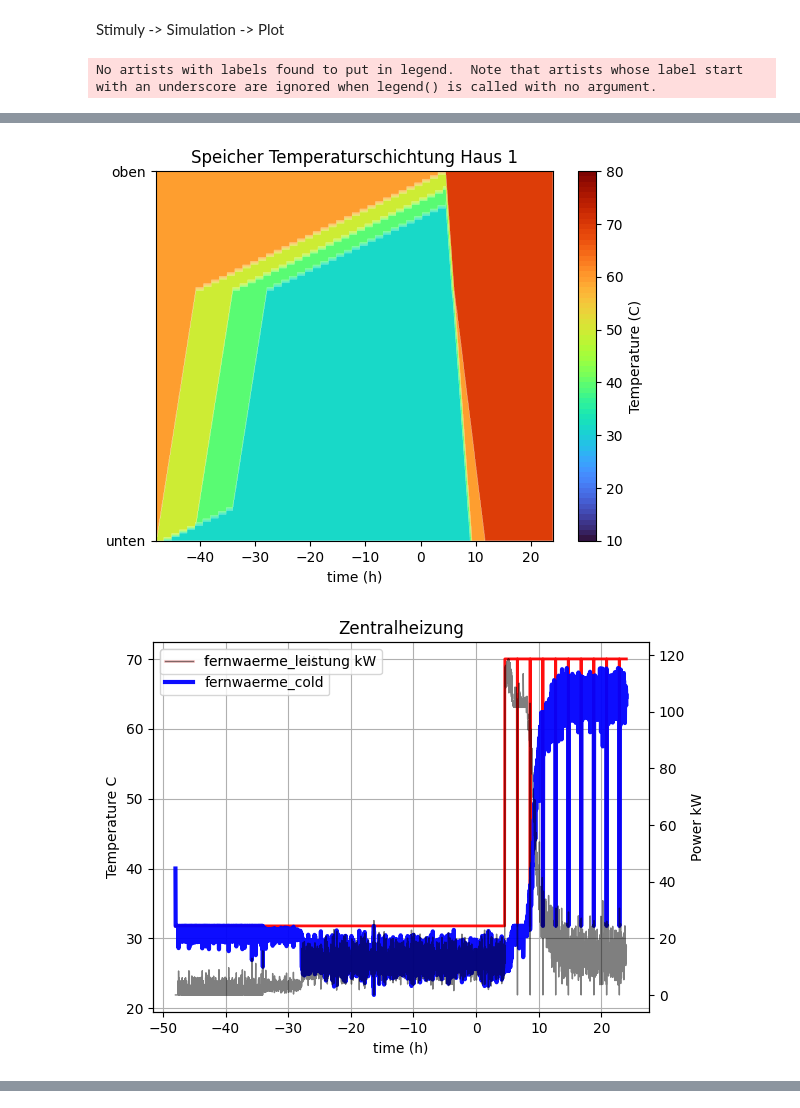
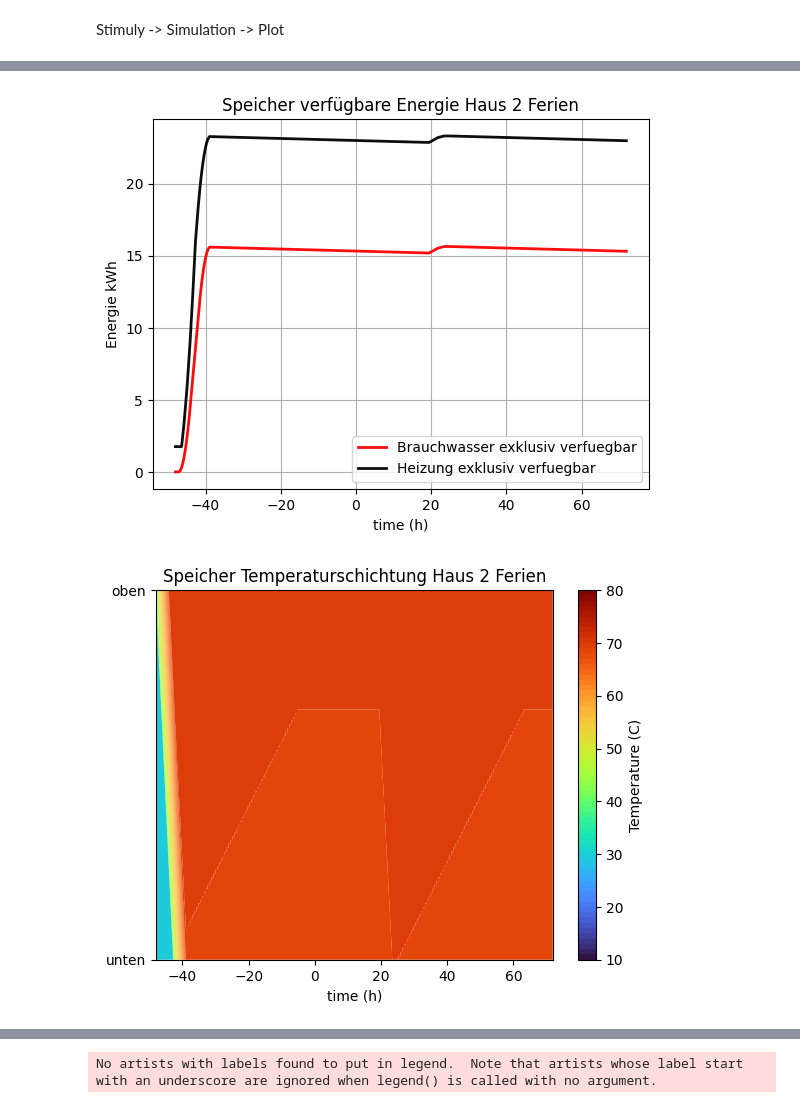
Before and after one commit to petermaerki/heizung_puenterswis_simulation_git, a Jupyter notebook: simulation_design.ipynb, the cells around one changed output, grey strips where cells are left out. Drawn from its saved outputs; the diff is of its cells as text; code cells hidden in the pictures.

```diff
--- a/simulation_design.ipynb
+++ b/simulation_design.ipynb
@@ -18,7 +18,11 @@ simulation.plots = (
 
     PlotEnergiereserve(modell=simulation.modell, speicher=simulation.modell.speichers[1-1]),
     PlotSpeicherSchichtung(modell=simulation.modell, speicher=simulation.modell.speichers[1-1]),
-    PlotZentralheizung(zentralheizung=simulation.modell.zentralheizung)
+    PlotEnergiereserve(modell=simulation.modell, speicher=simulation.modell.speichers[2-1]),
+    PlotSpeicherSchichtung(modell=simulation.modell, speicher=simulation.modell.speichers[2-1]),
+    PlotEnergiereserve(modell=simulation.modell, speicher=simulation.modell.speichers[3-1]),
+    PlotSpeicherSchichtung(modell=simulation.modell, speicher=simulation.modell.speichers[3-1]),
+    PlotZentralheizung(zentralheizung=simulation.modell.zentralheizung),
     PlotZentralheizungAnforderungen(zentralheizung=simulation.modell.zentralheizung),
 )
 
@@ -26,4 +30,3 @@ simulation.run()
 
 simulation.plot()
 # %% [output]
-No artists with labels found to put in legend.  Note that artists whose label start with an underscore are ignored when legend() is called with no argument.
@@ -32,2 +35,2 @@ No artists with labels found to put in legend.  Note that artists whose label st
-[figure, old version]
+[figure, new version]
-[figure, old version]
+[figure, new version]
@@ -33,0 +40 @@ No artists with labels found to put in legend.  Note that artists whose label st
+No artists with labels found to put in legend.  Note that artists whose label start with an underscore are ignored when legend() is called with no argument.
```
Also changed, not shown: parts of 1 cell of this notebook, 3 other files.
